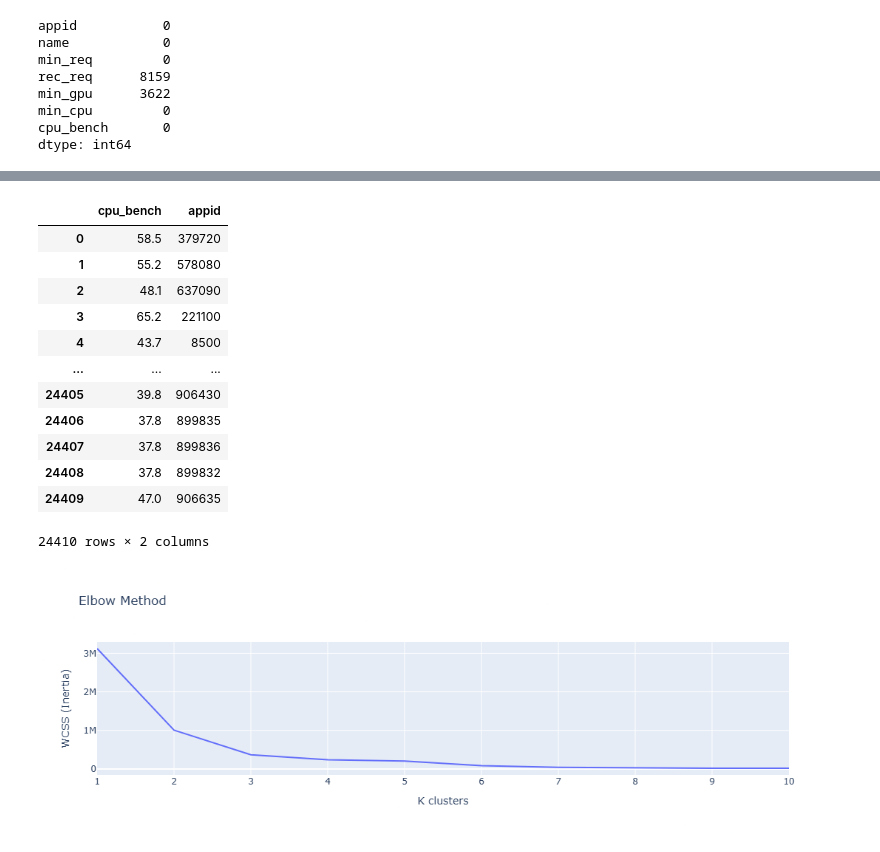
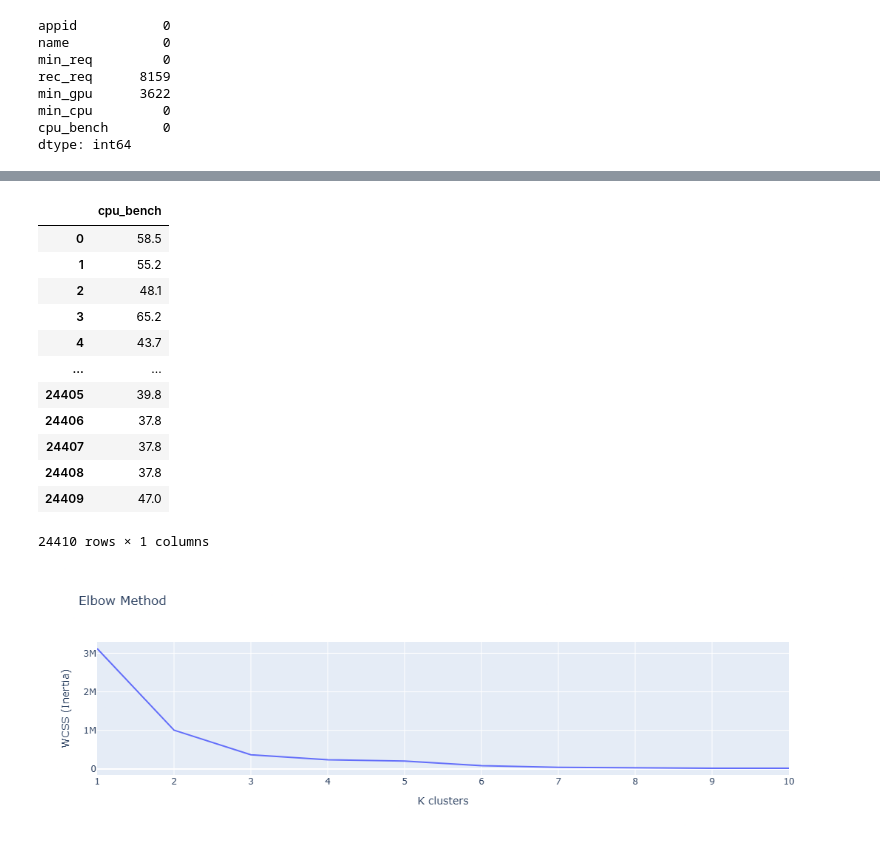
Before and after one commit to GrupoMackenzie/ProjetoAplicado03-DataScience-Mackenzie-2026, a Jupyter notebook: src/notebooks/Training/transform_train.ipynb, the cells around one changed output, grey strips where cells are left out. Cells and saved outputs as stored; diff of their text form; code cells hidden in the pictures.

```diff
--- a/src/notebooks/Training/transform_train.ipynb
+++ b/src/notebooks/Training/transform_train.ipynb
@@ -358,25 +358,25 @@ from sklearn.cluster import KMeans
 from sklearn.neighbors import NearestNeighbors
 from sklearn.metrics import silhouette_score, silhouette_samples
 # %%
-feature = df[['cpu_bench', 'appid']]
+features = df[['cpu_bench']]
 # %%
 #X = StandardScaler().fit_transform(feature)
-X = feature
+X = features
 X
 # %% [output]
-|  | cpu_bench | appid |
-| 0 | 58.5 | 379720 |
-| 1 | 55.2 | 578080 |
-| 2 | 48.1 | 637090 |
-| 3 | 65.2 | 221100 |
-| 4 | 43.7 | 8500 |
-| ... | ... | ... |
-| 24405 | 39.8 | 906430 |
-| 24406 | 37.8 | 899835 |
-| 24407 | 37.8 | 899836 |
-| 24408 | 37.8 | 899832 |
-| 24409 | 47.0 | 906635 |
+|  | cpu_bench |
+| 0 | 58.5 |
+| 1 | 55.2 |
+| 2 | 48.1 |
+| 3 | 65.2 |
+| 4 | 43.7 |
+| ... | ... |
+| 24405 | 39.8 |
+| 24406 | 37.8 |
+| 24407 | 37.8 |
+| 24408 | 37.8 |
+| 24409 | 47.0 |
-24410 rows × 2 columns
+24410 rows × 1 columns
 # %%
 # Elbow Method
 # Lista para armazenar os valores de inércia (WCSS)
```
Also changed, not shown: parts of 1 cell of this notebook.
